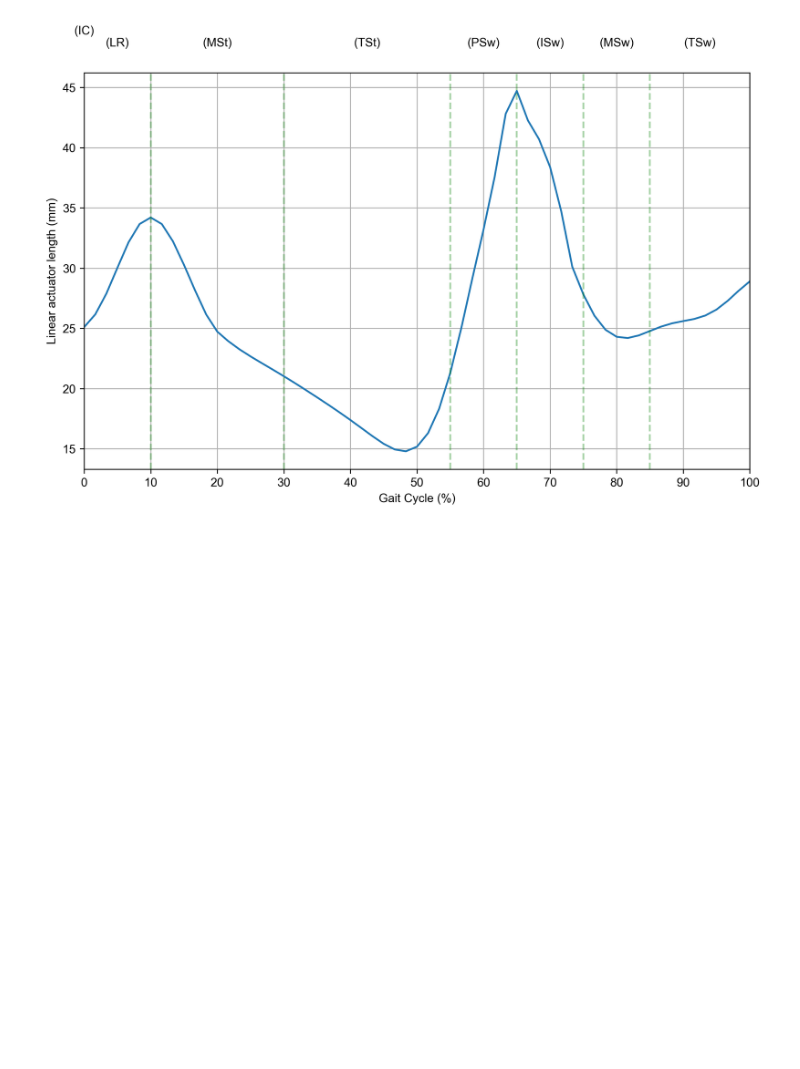
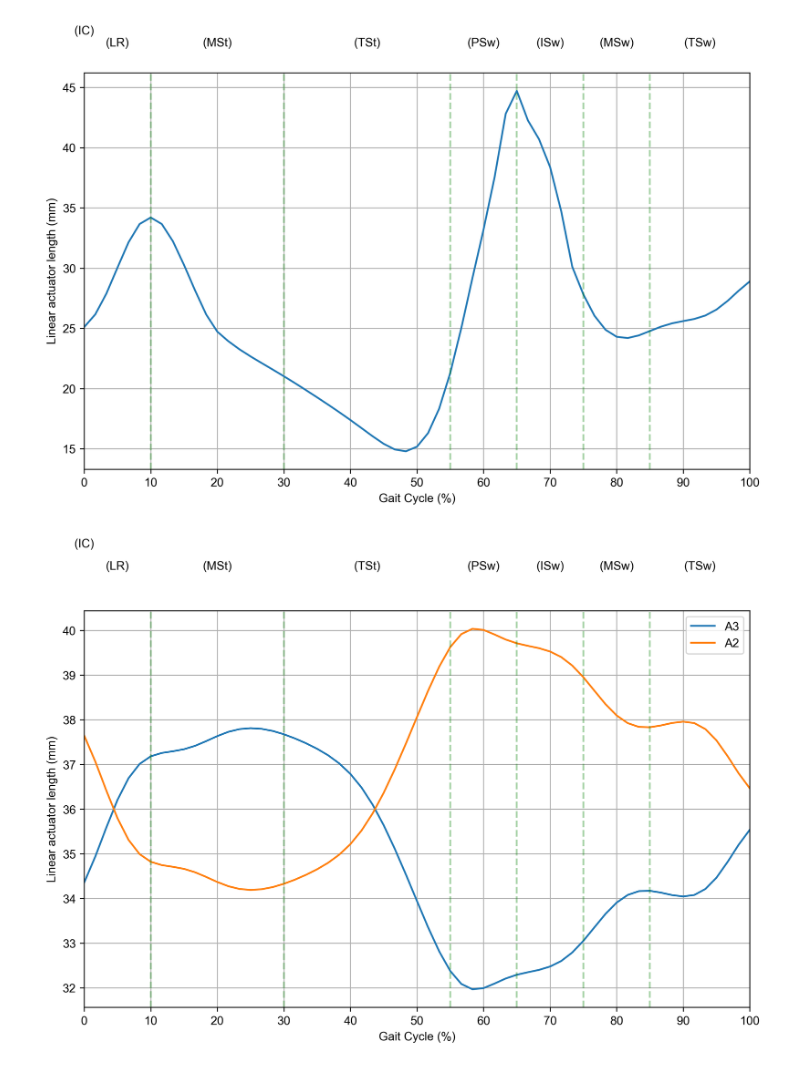
Before and after one commit to gonzalesomar/Protesis_tobillo-control, a Jupyter notebook: graphs.ipynb, the cells around one changed output. Drawn from its saved outputs; the diff is of its cells as text; code cells hidden in the pictures; blank space fills up the shorter version.

Commit message:
Linear actuators in eversion

```diff
--- a/graphs.ipynb
+++ b/graphs.ipynb
@@ -268,0 +299,34 @@ plt.show()
+# %%
+# Plotting
+plt.rcParams['font.family'] = 'Arial'
+plt.figure(figsize=(10, 6), dpi=300)
+plt.plot(x_values, tablaA3, label='A3')
+plt.plot(x_values, tablaA2, label='A2')
+plt.xlabel('Gait Cycle (%)')
+plt.ylabel('Linear actuator length (mm)')
+plt.xticks(range(0, 101, 10))
+plt.xlim(0, 100)
+# Add dashed vertical lines at specified percentages
+vertical_lines = [10, 30, 55, 65, 75, 85]
+for x in vertical_lines:
+    plt.axvline(x=x, color='green', linestyle='--', alpha=0.35)
+
+# Add labels at the top of the chart between each vertical line
+labels = ['(MSt)', '(TSt)', '(PSw)', '(ISw)', '(MSw)']
+
+plt.text(0, max(tablaA3) + 4, '(IC)', ha='center', va='bottom', fontsize=10, color='black')
+plt.text(vertical_lines[0] / 2, max(tablaA3) + 3.5, '(LR)', ha='center', va='bottom', fontsize=10, color='black')
+plt.text(92.5, max(tablaA3) + 3.5, '(TSw)', ha='center', va='bottom', fontsize=10, color='black')
+
+for i, x in enumerate(vertical_lines):
+    if i < len(vertical_lines) - 1:
+        mid_point = (vertical_lines[i] + vertical_lines[i + 1]) / 2
+        plt.text(mid_point, max(tablaA3) + 3.5, labels[i], ha='center', va='bottom', fontsize=10, color='black')
+
+plt.grid(True)
+
+plt.legend()
+
+plt.show()
+# %% [output]
+[figure, added]
```
Also changed, not shown: parts of 1 cell of this notebook.
